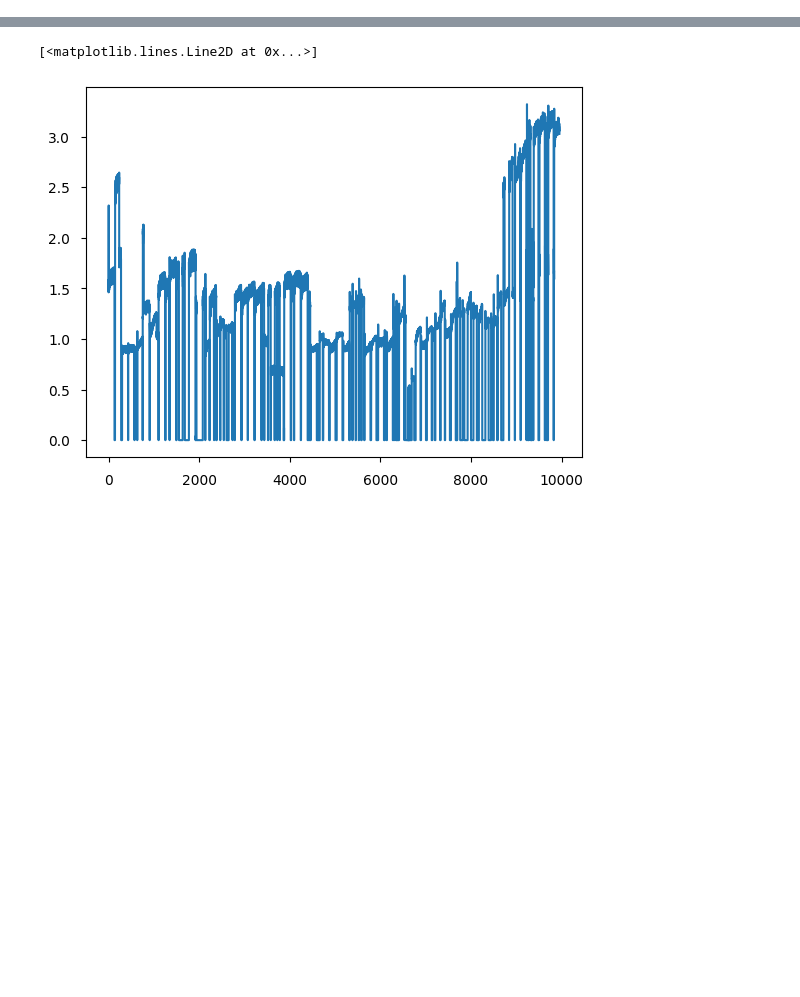
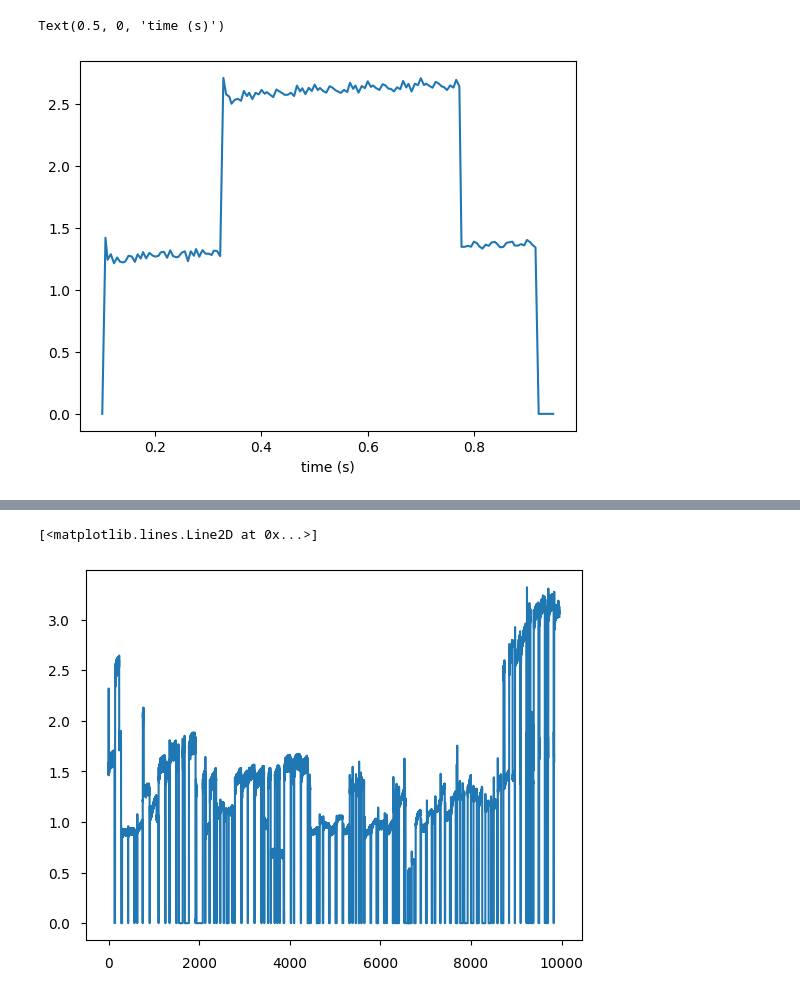
Before and after one commit to evrydayorsted/pedestal, a Jupyter notebook: main.ipynb, the cells around one changed output, grey strips where cells are left out. Cells and saved outputs as stored; diff of their text form; code cells hidden in the pictures; blank space fills up the shorter version.

```diff
--- a/main.ipynb
+++ b/main.ipynb
@@ -17,0 +22,6 @@ a.contourPlot(1,numMin =0)
+# %%
+a = Shot("48177", "pkl")
+plt.plot(a.times, a.NBI)
+plt.xlabel("time (s)")
+plt.ylabel("NBI power (MW)")
+# %% [output]
@@ -17,0 +30,2 @@ a.contourPlot(1,numMin =0)
+Text(0.5, 0, 'time (s)')
+[figure, added]
```
Also changed, not shown: parts of 7 cells of this notebook, 1 other file.
